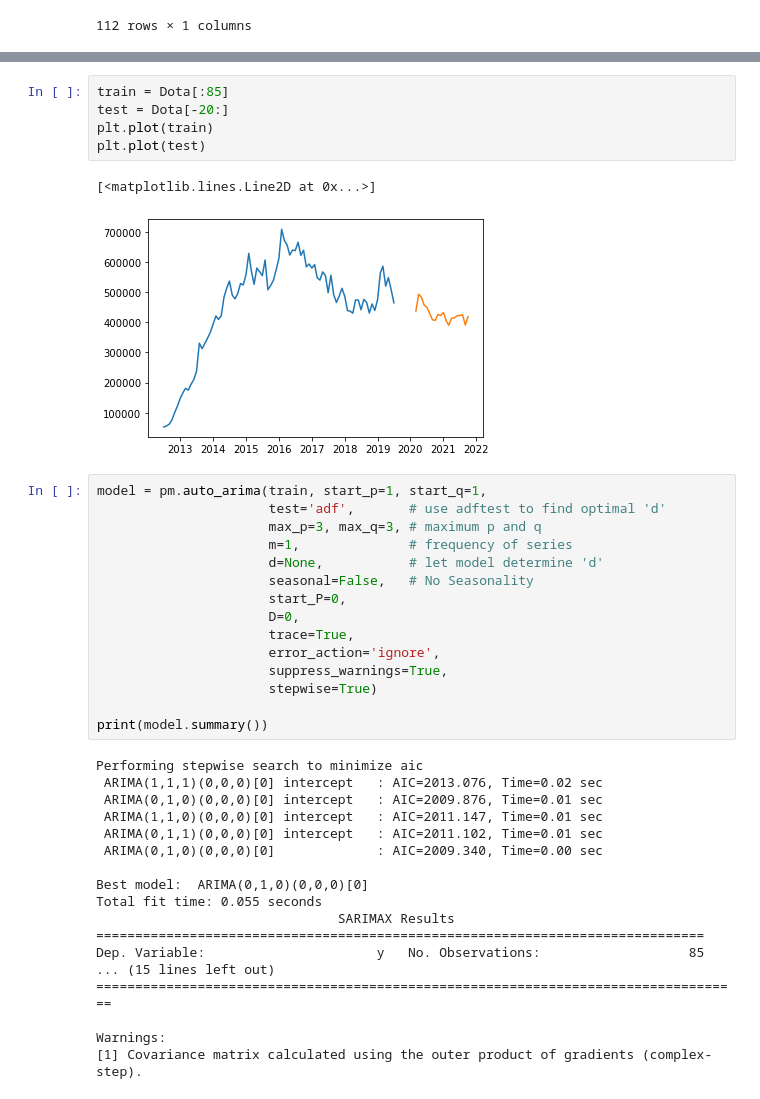
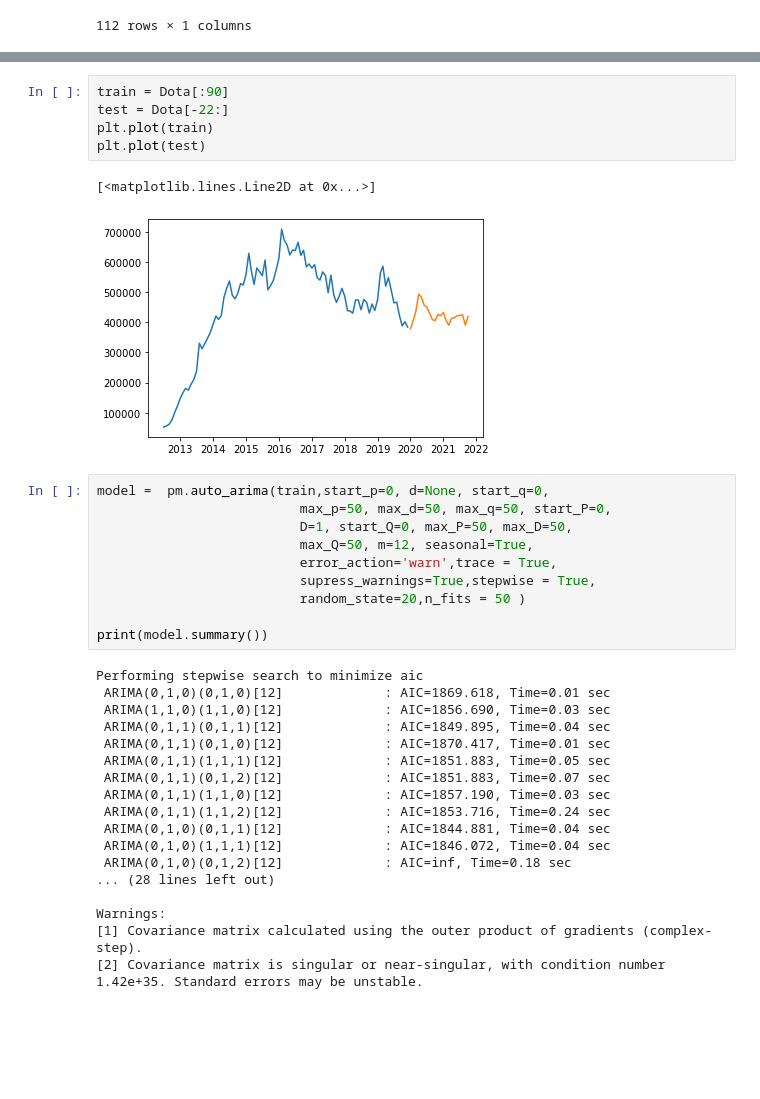
Before and after one commit to bryan9898/1015, a Jupyter notebook: Question 1/Question 1.ipynb, the cells around one changed output, grey strips where cells are left out. Saved outputs shown, nothing was run; the diff lists cells and outputs as text; blank space fills up the shorter version.

```diff
--- a/Question 1/Question 1.ipynb
+++ b/Question 1/Question 1.ipynb
@@ -321,42 +316,37 @@ p-value: 0.054883
 # %%
-train = Dota[:85]
-test = Dota[-20:]
+train = Dota[:90]
+test = Dota[-22:]
 plt.plot(train)
 plt.plot(test)
 # %% [output]
 [<matplotlib.lines.Line2D at 0x...>]
-[figure, old version]
+[figure, new version]
 # %%
-model = pm.auto_arima(train, start_p=1, start_q=1,
-                      test='adf',       # use adftest to find optimal 'd'
-                      max_p=3, max_q=3, # maximum p and q
-                      m=1,              # frequency of series
-                      d=None,           # let model determine 'd'
-                      seasonal=False,   # No Seasonality
-                      start_P=0,
-                      D=0,
-                      trace=True,
-                      error_action='ignore',
-                      suppress_warnings=True,
-                      stepwise=True)
+model =  pm.auto_arima(train,start_p=0, d=None, start_q=0,
+                          max_p=50, max_d=50, max_q=50, start_P=0,
+                          D=1, start_Q=0, max_P=50, max_D=50,
+                          max_Q=50, m=12, seasonal=True,
+                          error_action='warn',trace = True,
+                          supress_warnings=True,stepwise = True,
+                          random_state=20,n_fits = 50 )
 
 print(model.summary())
 # %% [output]
 Performing stepwise search to minimize aic
- ARIMA(1,1,1)(0,0,0)[0] intercept   : AIC=2013.076, Time=0.02 sec
- ARIMA(0,1,0)(0,0,0)[0] intercept   : AIC=2009.876, Time=0.01 sec
- ARIMA(1,1,0)(0,0,0)[0] intercept   : AIC=2011.147, Time=0.01 sec
- ARIMA(0,1,1)(0,0,0)[0] intercept   : AIC=2011.102, Time=0.01 sec
- ARIMA(0,1,0)(0,0,0)[0]             : AIC=2009.340, Time=0.00 sec
-
-Best model:  ARIMA(0,1,0)(0,0,0)[0]
-Total fit time: 0.055 seconds
-                               SARIMAX Results
-==============================================================================
-Dep. Variable:                      y   No. Observations:                   85
-... (15 lines left out)
-===================================================================================
+ ARIMA(0,1,0)(0,1,0)[12]             : AIC=1869.618, Time=0.01 sec
+ ARIMA(1,1,0)(1,1,0)[12]             : AIC=1856.690, Time=0.03 sec
+ ARIMA(0,1,1)(0,1,1)[12]             : AIC=1849.895, Time=0.04 sec
+ ARIMA(0,1,1)(0,1,0)[12]             : AIC=1870.417, Time=0.01 sec
+ ARIMA(0,1,1)(1,1,1)[12]             : AIC=1851.883, Time=0.05 sec
+ ARIMA(0,1,1)(0,1,2)[12]             : AIC=1851.883, Time=0.07 sec
+ ARIMA(0,1,1)(1,1,0)[12]             : AIC=1857.190, Time=0.03 sec
+ ARIMA(0,1,1)(1,1,2)[12]             : AIC=1853.716, Time=0.24 sec
+ ARIMA(0,1,0)(0,1,1)[12]             : AIC=1844.881, Time=0.04 sec
+ ARIMA(0,1,0)(1,1,1)[12]             : AIC=1846.072, Time=0.04 sec
+ ARIMA(0,1,0)(0,1,2)[12]             : AIC=inf, Time=0.18 sec
+... (28 lines left out)
 
 Warnings:
 [1] Covariance matrix calculated using the outer product of gradients (complex-step).
+[2] Covariance matrix is singular or near-singular, with condition number 1.42e+35. Standard errors may be unstable.
 # %%
```
Also changed, not shown: parts of 25 cells of this notebook.
